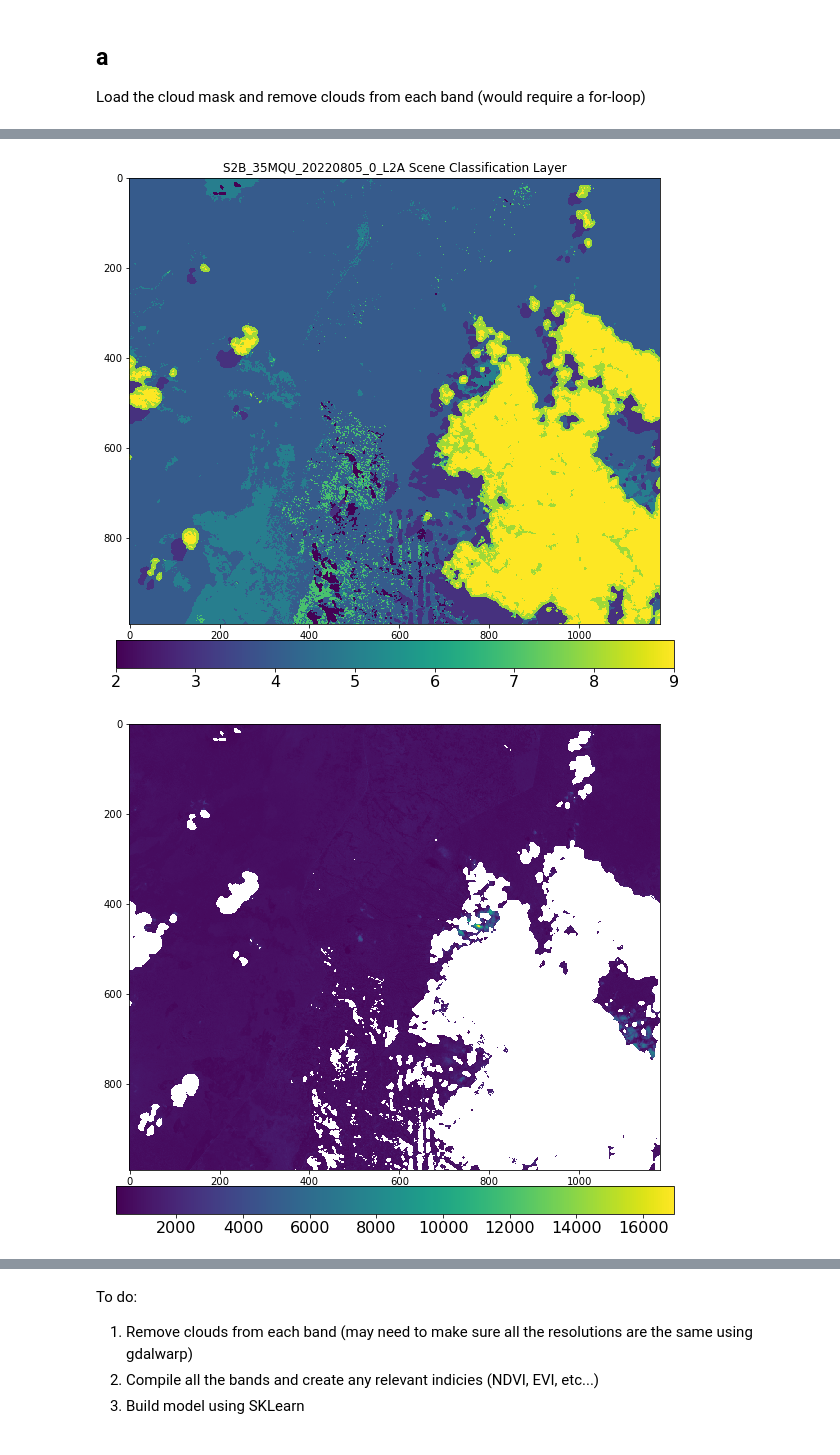
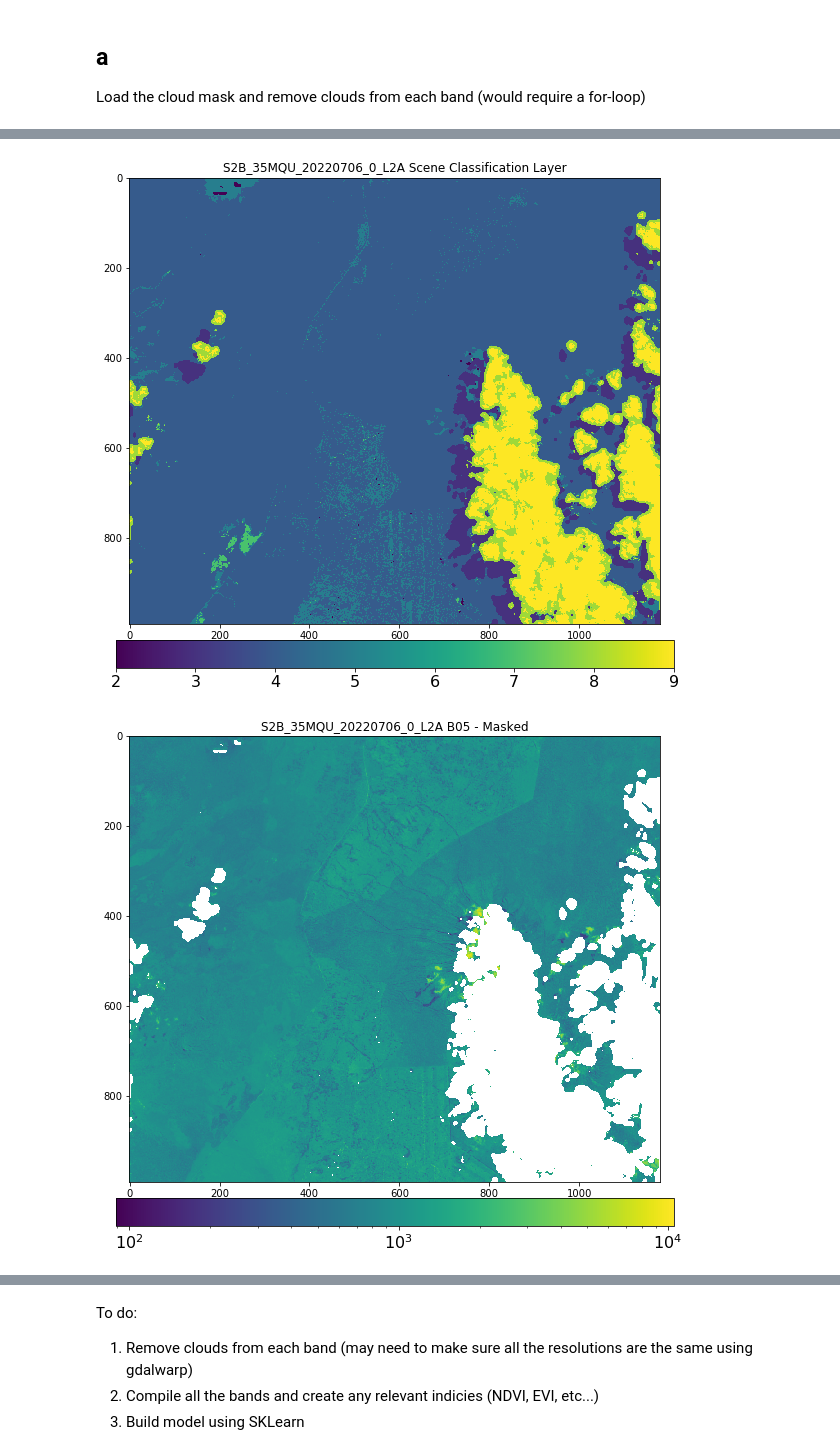
Before and after one commit to caseyslaught/duke-esda-forest-project, a Jupyter notebook: KT_project.ipynb, the cells around one changed output, grey strips where cells are left out. Cells and saved outputs as stored; diff of their text form; code cells hidden in the pictures.

```diff
--- a/KT_project.ipynb
+++ b/KT_project.ipynb
@@ -175,41 +252,42 @@ pj_obj_create: Open of /opt/conda/share/proj failed
 # %%
 #Read in Cloud Mask
-file4 = '/shared_space/G1/s2/S2B_35MQU_20220805_0_L2A/SCL_cropped.tif'
+file4 = '/shared_space/G1/s2/S2B_35MQU_20220706_0_L2A/SCL_cropped.tif'
 fp4 = rasterio.open(file4,'r')
 cloud = fp4.read(1)
 
 # Visualize Cloud Mask
 plt.figure(figsize=(10,10))
 plt.imshow(cloud)
-plt.title('S2B_35MQU_20220805_0_L2A Scene Classification Layer')
+plt.title('S2B_35MQU_20220706_0_L2A Scene Classification Layer')
 cb = plt.colorbar(orientation='horizontal',pad=0.03)
 cb.ax.tick_params(labelsize=16)
 plt.show()
 # %% [output]
-[figure, old version]
+[figure, new version]
 # %%
 #Example of using cloud mask - on band 5. The other bands may need to upscale the resolution in order use the mask
 
 #Read in Band 05 tif
-file = '/shared_space/G1/s2/S2B_35MQU_20220805_0_L2A/B05_cropped.tif'
+file = '/shared_space/G1/s2/S2B_35MQU_20220706_0_L2A/B05_cropped.tif'
 fp = rasterio.open(file,'r')
 b5 = fp.read(1)
 
 
 
 #Mask out cloud areas
 b5_m = np.ma.masked_array(b5,cloud==9)
 b5_m = np.ma.masked_array(b5_m,cloud==8)
 b5_m = np.ma.masked_array(b5_m,cloud==3)
 b5_m = np.ma.masked_array(b5_m,cloud==2)
-b5_m = np.ma.masked_array(b5_m,cloud==0)
+
 
 
 # Visualize B05 with clouds masked
 plt.figure(figsize=(10,10))
-plt.imshow(b5_m)
+plt.imshow(b5_m, norm=colors.LogNorm())
+plt.title('S2B_35MQU_20220706_0_L2A B05 - Masked')
 cb = plt.colorbar(orientation='horizontal',pad=0.03)
 cb.ax.tick_params(labelsize=16)
 plt.show()
 # %% [output]
-[figure, old version]
+[figure, new version]
```
Also changed, not shown: parts of 41 cells of this notebook.
